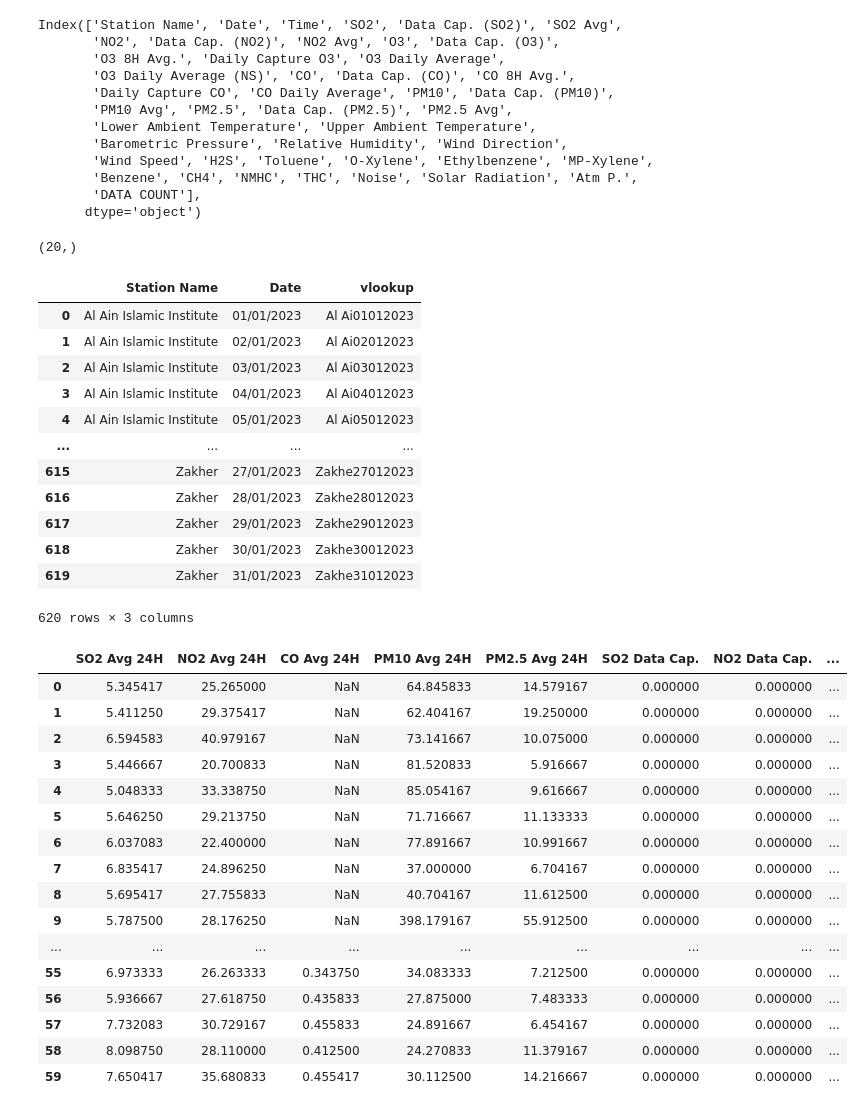
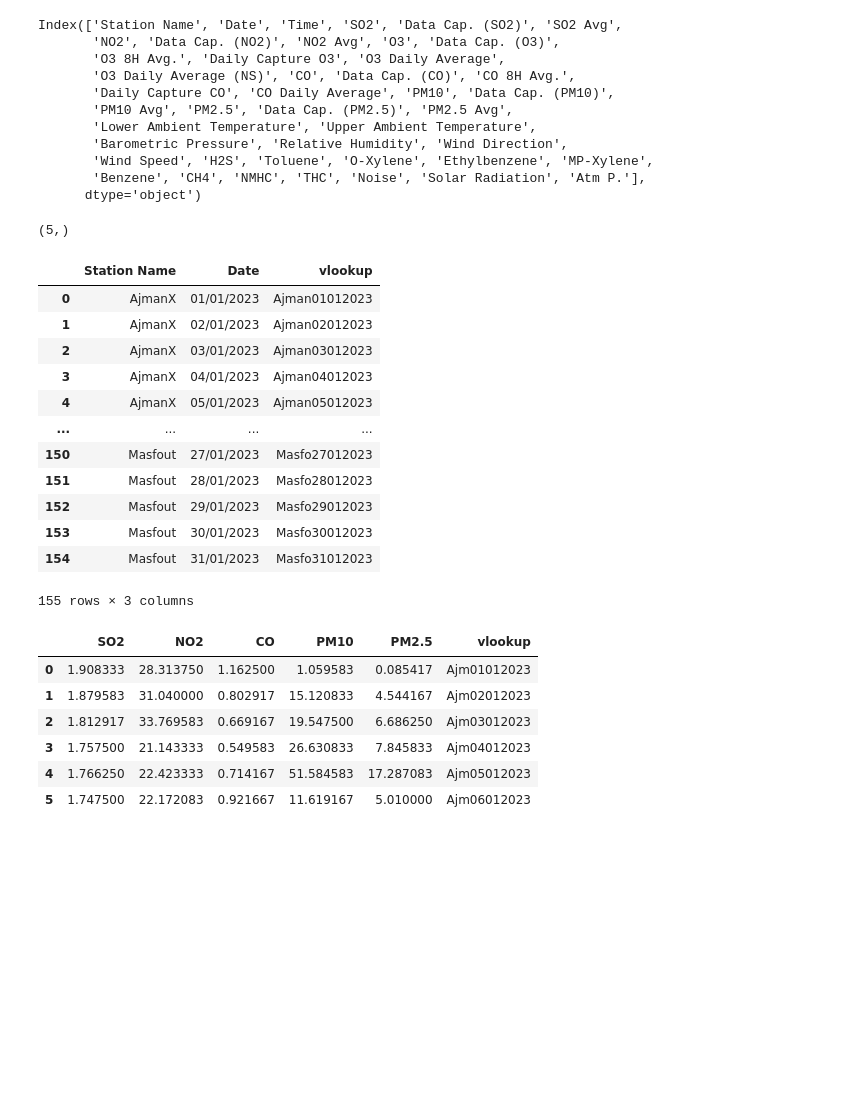
Before and after one commit to iamabishekdogra/vikrant_dubai, a Jupyter notebook: convert.ipynb, the cells around one changed output. Cells and saved outputs as stored; diff of their text form; code cells hidden in the pictures; blank space fills up the shorter version.

```diff
--- a/convert.ipynb
+++ b/convert.ipynb
@@ -1,7 +1,7 @@
 # %%
 import pandas as pd
 # %%
-df = pd.read_csv('/workspaces/vikrant_dubai/final/AD/AD 1.csv')
-df.head(10)
+df = pd.read_csv('/workspaces/vikrant_dubai/final/AJ/AJ 1.csv')
+df
 # %% [output]
 |  | Station Name | Date | Time | SO2 | Data Cap. (SO2) | SO2 Avg | NO2 | Data Cap. (NO2) | NO2 Avg | ... |
@@ -28,14 +29,13 @@ Index(['Station Name', 'Date', 'Time', 'SO2', 'Data Cap. (SO2)', 'SO2 Avg',
        'Lower Ambient Temperature', 'Upper Ambient Temperature',
        'Barometric Pressure', 'Relative Humidity', 'Wind Direction',
        'Wind Speed', 'H2S', 'Toluene', 'O-Xylene', 'Ethylbenzene', 'MP-Xylene',
-       'Benzene', 'CH4', 'NMHC', 'THC', 'Noise', 'Solar Radiation', 'Atm P.',
-       'DATA COUNT'],
+       'Benzene', 'CH4', 'NMHC', 'THC', 'Noise', 'Solar Radiation', 'Atm P.'],
       dtype='object')
 # %%
 unique_station_names = df['Station Name'].unique()
 print(unique_station_names.shape)
 # %% [output]
-(20,)
+(5,)
 # %%
 def create_finder_table(df):
     df['vlookup'] = df['Station Name'].str[:3] + df['Date'].str.replace('/', '')
@@ -49,42 +49,35 @@ Finder_table = create_finder_table(df)
 Finder_table
 # %% [output]
 |  | Station Name | Date | vlookup |
-| 0 | Al Ain Islamic Institute | 01/01/2023 | Al Ai01012023 |
-| 1 | Al Ain Islamic Institute | 02/01/2023 | Al Ai02012023 |
-| 2 | Al Ain Islamic Institute | 03/01/2023 | Al Ai03012023 |
-| 3 | Al Ain Islamic Institute | 04/01/2023 | Al Ai04012023 |
-| 4 | Al Ain Islamic Institute | 05/01/2023 | Al Ai05012023 |
+| 0 | AjmanX | 01/01/2023 | Ajman01012023 |
+| 1 | AjmanX | 02/01/2023 | Ajman02012023 |
+| 2 | AjmanX | 03/01/2023 | Ajman03012023 |
+| 3 | AjmanX | 04/01/2023 | Ajman04012023 |
+| 4 | AjmanX | 05/01/2023 | Ajman05012023 |
 | ... | ... | ... | ... |
-| 615 | Zakher | 27/01/2023 | Zakhe27012023 |
-| 616 | Zakher | 28/01/2023 | Zakhe28012023 |
-| 617 | Zakher | 29/01/2023 | Zakhe29012023 |
-| 618 | Zakher | 30/01/2023 | Zakhe30012023 |
-| 619 | Zakher | 31/01/2023 | Zakhe31012023 |
+| 150 | Masfout | 27/01/2023 | Masfo27012023 |
+| 151 | Masfout | 28/01/2023 | Masfo28012023 |
+| 152 | Masfout | 29/01/2023 | Masfo29012023 |
+| 153 | Masfout | 30/01/2023 | Masfo30012023 |
+| 154 | Masfout | 31/01/2023 | Masfo31012023 |
-620 rows × 3 columns
+155 rows × 3 columns
 # %%
 pollutants = ['SO2', 'NO2','CO','PM10', 'PM2.5']
+
+# Convert pollutant columns to numeric, forcing errors to NaN
+df[pollutants] = df[pollutants].apply(pd.to_numeric, errors='coerce')
+
 avg_values = df.groupby(['Station Name', 'Date'])[pollutants].mean().reset_index()
-datacap_values = df.groupby(['Station Name', 'Date'])[pollutants].apply(lambda x: (x.isna().sum()/24)*100).reset_index()
 
-final_df = pd.merge(avg_values, datacap_values, on=['Station Name', 'Date'], suffixes=(' Avg 24H', ' Data Cap.'))
+final_df = pd.merge(avg_values, Finder_table, on=['Station Name', 'Date'], suffixes=(' Avg 24H', ''))
 final_df.rename(columns={'Station Name': 'Name'}, inplace=True)
 final_df['vlookup'] = final_df['Name'].str[:3] + final_df['Date'].str.replace('/', '')
-final_df.drop(columns=['Name', 'Date']).head(60)
+final_df.drop(columns=['Name', 'Date']).head(6)
 # %% [output]
-|  | SO2 Avg 24H | NO2 Avg 24H | CO Avg 24H | PM10 Avg 24H | PM2.5 Avg 24H | SO2 Data Cap. | NO2 Data Cap. | ... |
-| 0 | 5.345417 | 25.265000 | NaN | 64.845833 | 14.579167 | 0.000000 | 0.000000 | ... |
-| 1 | 5.411250 | 29.375417 | NaN | 62.404167 | 19.250000 | 0.000000 | 0.000000 | ... |
-| 2 | 6.594583 | 40.979167 | NaN | 73.141667 | 10.075000 | 0.000000 | 0.000000 | ... |
-| 3 | 5.446667 | 20.700833 | NaN | 81.520833 | 5.916667 | 0.000000 | 0.000000 | ... |
-| 4 | 5.048333 | 33.338750 | NaN | 85.054167 | 9.616667 | 0.000000 | 0.000000 | ... |
-| 5 | 5.646250 | 29.213750 | NaN | 71.716667 | 11.133333 | 0.000000 | 0.000000 | ... |
-| 6 | 6.037083 | 22.400000 | NaN | 77.891667 | 10.991667 | 0.000000 | 0.000000 | ... |
-| 7 | 6.835417 | 24.896250 | NaN | 37.000000 | 6.704167 | 0.000000 | 0.000000 | ... |
-| 8 | 5.695417 | 27.755833 | NaN | 40.704167 | 11.612500 | 0.000000 | 0.000000 | ... |
-| 9 | 5.787500 | 28.176250 | NaN | 398.179167 | 55.912500 | 0.000000 | 0.000000 | ... |
-| ... | ... | ... | ... | ... | ... | ... | ... | ... |
-| 55 | 6.973333 | 26.263333 | 0.343750 | 34.083333 | 7.212500 | 0.000000 | 0.000000 | ... |
-| 56 | 5.936667 | 27.618750 | 0.435833 | 27.875000 | 7.483333 | 0.000000 | 0.000000 | ... |
-| 57 | 7.732083 | 30.729167 | 0.455833 | 24.891667 | 6.454167 | 0.000000 | 0.000000 | ... |
-| 58 | 8.098750 | 28.110000 | 0.412500 | 24.270833 | 11.379167 | 0.000000 | 0.000000 | ... |
-| 59 | 7.650417 | 35.680833 | 0.455417 | 30.112500 | 14.216667 | 0.000000 | 0.000000 | ... |
+|  | SO2 | NO2 | CO | PM10 | PM2.5 | vlookup |
+| 0 | 1.908333 | 28.313750 | 1.162500 | 1.059583 | 0.085417 | Ajm01012023 |
+| 1 | 1.879583 | 31.040000 | 0.802917 | 15.120833 | 4.544167 | Ajm02012023 |
+| 2 | 1.812917 | 33.769583 | 0.669167 | 19.547500 | 6.686250 | Ajm03012023 |
+| 3 | 1.757500 | 21.143333 | 0.549583 | 26.630833 | 7.845833 | Ajm04012023 |
+| 4 | 1.766250 | 22.423333 | 0.714167 | 51.584583 | 17.287083 | Ajm05012023 |
+| 5 | 1.747500 | 22.172083 | 0.921667 | 11.619167 | 5.010000 | Ajm06012023 |
```
Also changed, not shown: parts of 6 cells of this notebook, 4 other files.
